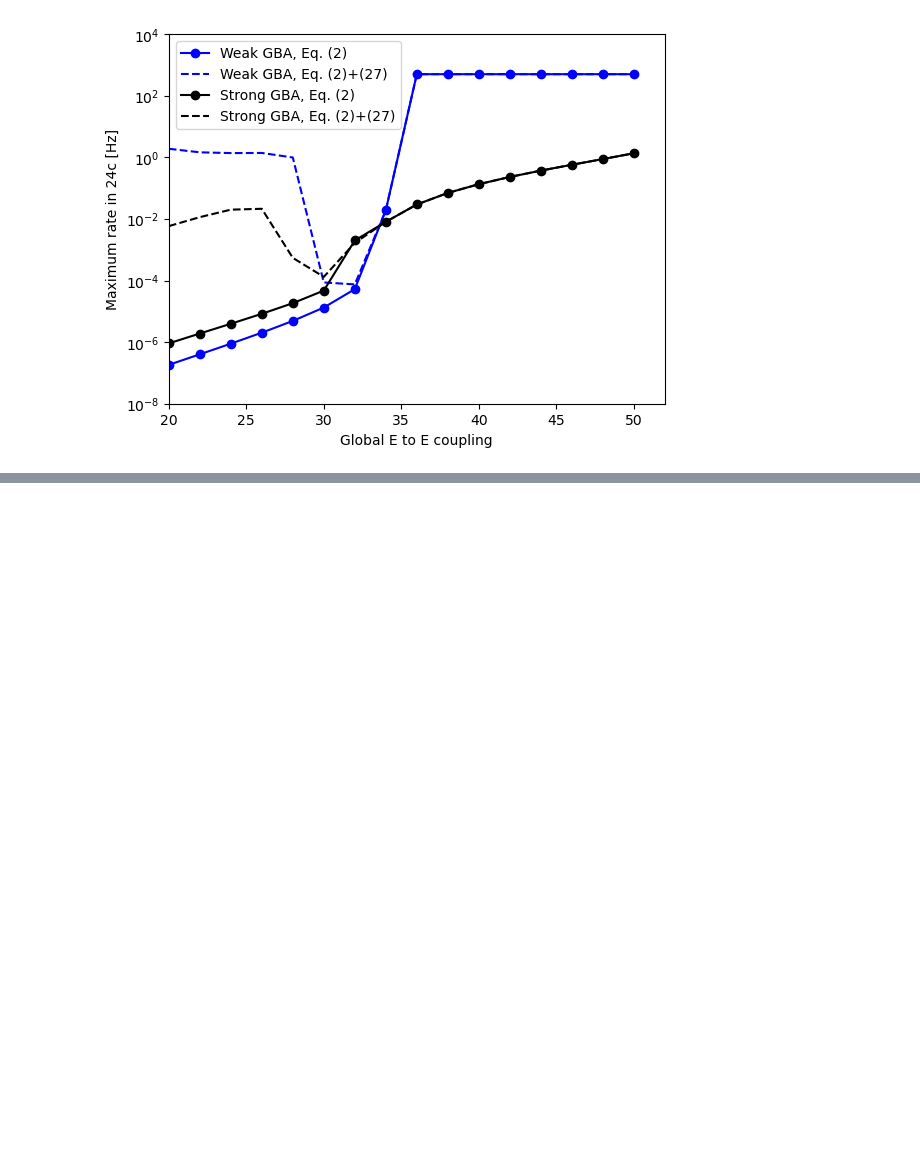
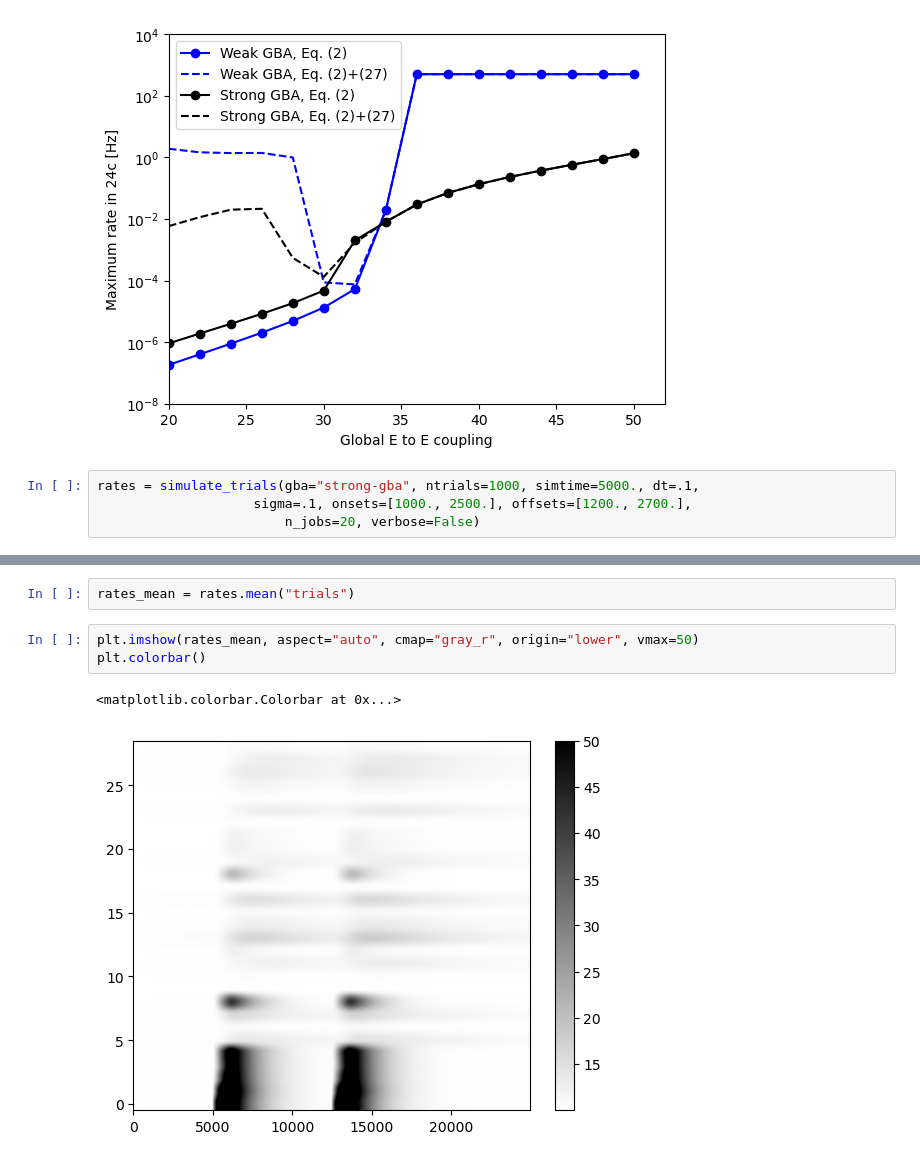
Before and after one commit to brainets/IPP_PAPER, a Jupyter notebook: notebooks/2. Mean field model (circuit).ipynb, the cells around one changed output, grey strips where cells are left out. Saved outputs shown, nothing was run; the diff lists cells and outputs as text; blank space fills up the shorter version.

```diff
--- a/notebooks/2. Mean field model (circuit).ipynb
+++ b/notebooks/2. Mean field model (circuit).ipynb
@@ -132,3 +143,7 @@ plot_figures.fig3b_d(tidx, r_w, max_freq_w, r_s, max_freq_s)
 plot_figures.fig3_f(muee_vec, max_r_24c_t, max_r_24c_f)
 # %% [output]
 [figure]
+# %%
+rates = simulate_trials(gba="strong-gba", ntrials=1000, simtime=5000., dt=.1,
+                    sigma=.1, onsets=[1000., 2500.], offsets=[1200., 2700.],
+                        n_jobs=20, verbose=False)
@@ -134,0 +168,8 @@ plot_figures.fig3_f(muee_vec, max_r_24c_t, max_r_24c_f)
+# %%
+rates_mean = rates.mean("trials")
+# %%
+plt.imshow(rates_mean, aspect="auto", cmap="gray_r", origin="lower", vmax=50)
+plt.colorbar()
+# %% [output]
+<matplotlib.colorbar.Colorbar at 0x...>
+[figure, added]
```
Also changed, not shown: parts of 23 cells of this notebook, 15 other files.
